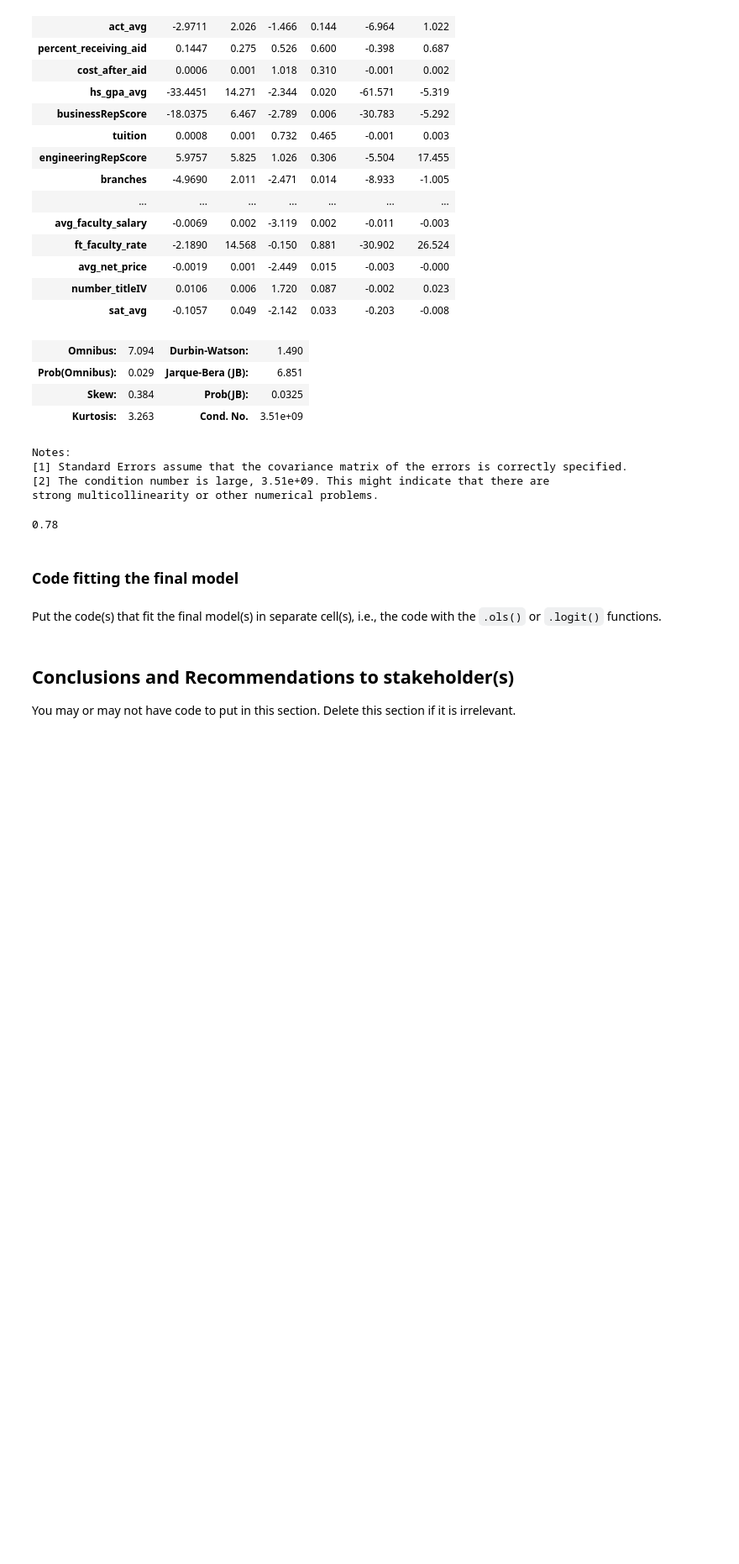
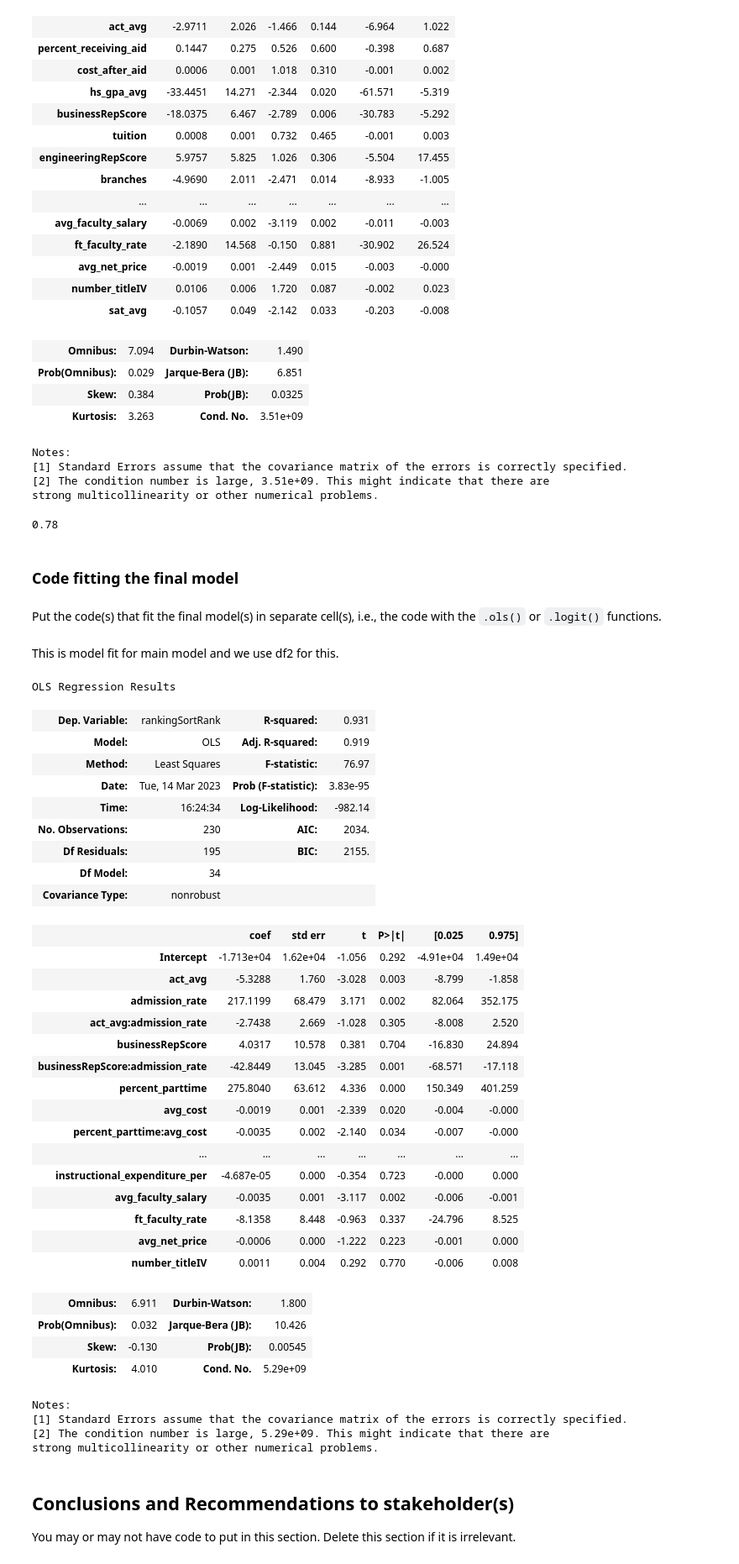
Before and after one commit to shrayvaidya/datasci303-2, a Jupyter notebook: ProjectCode_SIMP.ipynb, the cells around one changed output. Shown at 84% size. Cells and saved outputs as stored; diff of their text form; code cells hidden in the pictures; blank space fills up the shorter version.

```diff
--- a/ProjectCode_SIMP.ipynb
+++ b/ProjectCode_SIMP.ipynb
@@ -262,0 +279,5 @@ Put code with comments. The comments should explain the code such that it can be
+# %%
+# based on dataset from data cleaning
+df = pd.read_csv('~/Desktop/303/newdata.csv')
+df= df.fillna(df.mean())
+df2 = df.loc[df.rankingSortRank > 0,:]
@@ -403,6 +960,56 @@ matches/len(df)
 ### Code fitting the final model
 # %% [markdown]
 Put the code(s) that fit the final model(s) in separate cell(s), i.e., the code with the `.ols()` or `.logit()` functions.
+# %% [markdown]
+This is model fit for main model and we use df2 for this.
+# %%
+predictors = ['act_avg', 'sat_avg','percent_receiving_aid',
+       'cost_after_aid', 'hs_gpa_avg','businessRepScore', 'tuition',
+       'engineeringRepScore','branches', 'admission_rate',
+       'ug_enrollment', 'percent_white', 'percent_black', 'percent_hispanic',
+       'percent_asian', 'percent_aian', 'percent_nhpi', 'percent_twoormore',
+       'percent_nra', 'percent_unknown', 'percent_parttime', 'avg_cost',
+       'instante_tuition', 'outstate_tuition', 'tuition_revenue_per',
+       'instructional_expenditure_per', 'avg_faculty_salary',
+       'ft_faculty_rate', 'avg_net_price', 'number_titleIV']
+# %%
+model = sm.ols('rankingSortRank~act_avg*admission_rate+businessRepScore*admission_rate+percent_parttime*avg_cost+instante_tuition*businessRepScore+' + '+'.join(predictors),data = df2).fit()
+model.summary()
+# %% [output]
+OLS Regression Results
+| Dep. Variable: | rankingSortRank | R-squared: | 0.931 |
+| Model: | OLS | Adj. R-squared: | 0.919 |
+| Method: | Least Squares | F-statistic: | 76.97 |
+| Date: | Tue, 14 Mar 2023 | Prob (F-statistic): | 3.83e-95 |
+| Time: | 16:24:34 | Log-Likelihood: | -982.14 |
+| No. Observations: | 230 | AIC: | 2034. |
+| Df Residuals: | 195 | BIC: | 2155. |
+| Df Model: | 34 |  |  |
+| Covariance Type: | nonrobust |  |  |
+|  | coef | std err | t | P>|t| | [0.025 | 0.975] |
+| Intercept | -1.713e+04 | 1.62e+04 | -1.056 | 0.292 | -4.91e+04 | 1.49e+04 |
+| act_avg | -5.3288 | 1.760 | -3.028 | 0.003 | -8.799 | -1.858 |
+| admission_rate | 217.1199 | 68.479 | 3.171 | 0.002 | 82.064 | 352.175 |
+| act_avg:admission_rate | -2.7438 | 2.669 | -1.028 | 0.305 | -8.008 | 2.520 |
+| businessRepScore | 4.0317 | 10.578 | 0.381 | 0.704 | -16.830 | 24.894 |
+| businessRepScore:admission_rate | -42.8449 | 13.045 | -3.285 | 0.001 | -68.571 | -17.118 |
+| percent_parttime | 275.8040 | 63.612 | 4.336 | 0.000 | 150.349 | 401.259 |
+| avg_cost | -0.0019 | 0.001 | -2.339 | 0.020 | -0.004 | -0.000 |
+| percent_parttime:avg_cost | -0.0035 | 0.002 | -2.140 | 0.034 | -0.007 | -0.000 |
+| ... | ... | ... | ... | ... | ... | ... |
+| instructional_expenditure_per | -4.687e-05 | 0.000 | -0.354 | 0.723 | -0.000 | 0.000 |
+| avg_faculty_salary | -0.0035 | 0.001 | -3.117 | 0.002 | -0.006 | -0.001 |
+| ft_faculty_rate | -8.1358 | 8.448 | -0.963 | 0.337 | -24.796 | 8.525 |
+| avg_net_price | -0.0006 | 0.000 | -1.222 | 0.223 | -0.001 | 0.000 |
+| number_titleIV | 0.0011 | 0.004 | 0.292 | 0.770 | -0.006 | 0.008 |
+| Omnibus: | 6.911 | Durbin-Watson: | 1.800 |
+| Prob(Omnibus): | 0.032 | Jarque-Bera (JB): | 10.426 |
+| Skew: | -0.130 | Prob(JB): | 0.00545 |
+| Kurtosis: | 4.010 | Cond. No. | 5.29e+09 |
+Notes:
+[1] Standard Errors assume that the covariance matrix of the errors is correctly specified.
+[2] The condition number is large, 5.29e+09. This might indicate that there are
+strong multicollinearity or other numerical problems.
 # %% [markdown]
 ## Conclusions and Recommendations to stakeholder(s)
 
```
Also changed, not shown: parts of 36 cells of this notebook.
